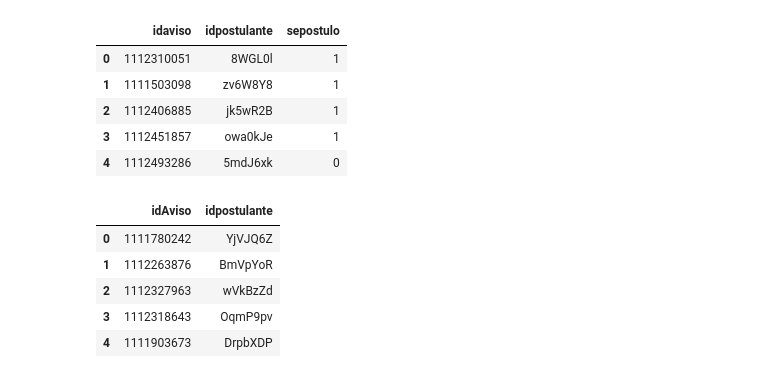
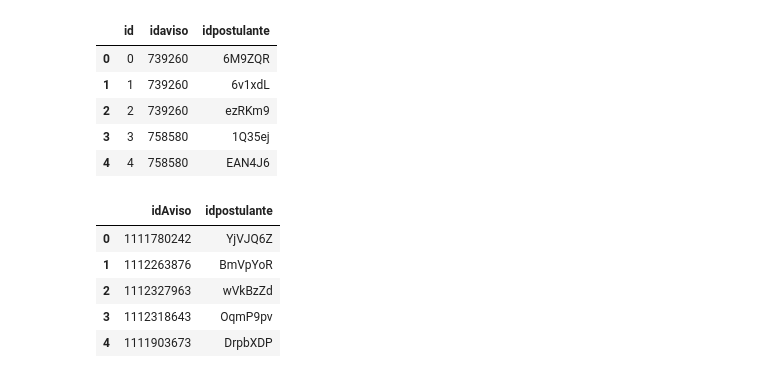
Before and after one commit to FrancoLiberali/tp2-orga-datos-1c2018, a Jupyter notebook: lucho/randomforest-2.ipynb, the cells around one changed output. Cells and saved outputs as stored; diff of their text form; code cells hidden in the pictures.

```diff
--- a/lucho/randomforest-2.ipynb
+++ b/lucho/randomforest-2.ipynb
@@ -70,13 +9,14 @@ avisos_detalle.head()
 # %%
-entrenamiento = pd.read_csv(RUTA_SET_ENTRENAMIENTO)
+#entrenamiento = pd.read_csv(RUTA_SET_ENTRENAMIENTO)
+entrenamiento = pd.read_csv(RUTA_SET_KAGGLE)
 entrenamiento.head()
 # %% [output]
-|  | idaviso | idpostulante | sepostulo |
-| 0 | 1112310051 | 8WGL0l | 1 |
-| 1 | 1111503098 | zv6W8Y8 | 1 |
-| 2 | 1112406885 | jk5wR2B | 1 |
-| 3 | 1112451857 | owa0kJe | 1 |
-| 4 | 1112493286 | 5mdJ6xk | 0 |
+|  | id | idaviso | idpostulante |
+| 0 | 0 | 739260 | 6M9ZQR |
+| 1 | 1 | 739260 | 6v1xdL |
+| 2 | 2 | 739260 | ezRKm9 |
+| 3 | 3 | 758580 | 1Q35ej |
+| 4 | 4 | 758580 | EAN4J6 |
 # %%
 vistas = pd.read_csv(RUTA_VISTAS)
 vistas = vistas[['idAviso','idpostulante']]
```
Also changed, not shown: parts of 54 cells of this notebook, 6 other files.
